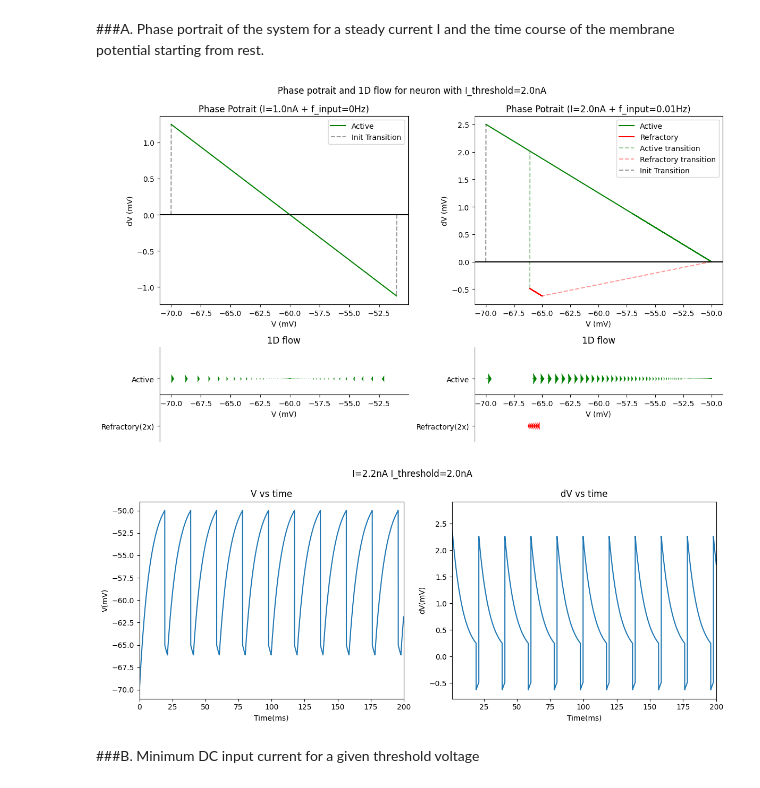
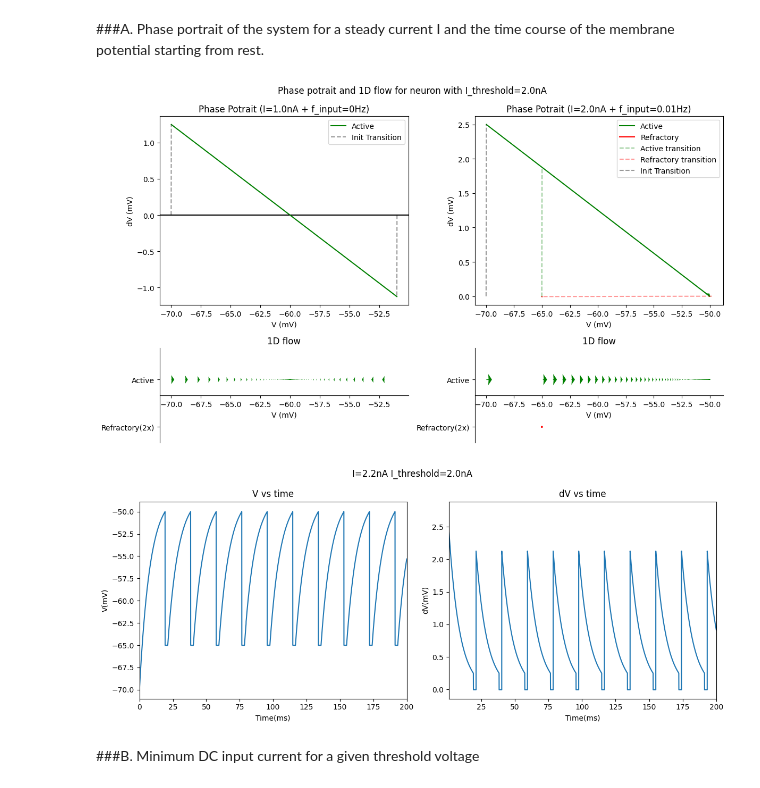
Before and after one commit to shreyasmiraj/dynamical_system_sparse_EI_network, a Jupyter notebook: E_I_network_dynamics.ipynb, the cells around one changed output. Cells and saved outputs as stored; diff of their text form; code cells hidden in the pictures.

```diff
--- a/E_I_network_dynamics.ipynb
+++ b/E_I_network_dynamics.ipynb
@@ -166,7 +166,8 @@ class SingleNeuron:
     Create a single neuron instance with the init parameters and evolve it for set duration
   """
   def __init__(self, v_init, v_rest, v_threshold, v_reset, v_change, g, R, I,
-               t, dt, t_refractory, tau, poisson_rate_excitatory, poisson_rate_inhibitory):
+               t, dt, t_refractory, tau,
+               poisson_rate_excitatory, poisson_rate_inhibitory):
     """
     Parameters:
     -----------
@@ -241,8 +242,20 @@ class SingleNeuron:
       v : numpy.array, dv : numpy.array, t_span : numpy.array, spike_data : numpy.array
 
     """
-    excitatory_poisson_inp = np.random.poisson(self.poisson_rate_excitatory * self.t * 1e-3, (self.t_span.shape[0], 1))
-    inhibitory_poisson_inp = np.random.poisson(self.poisson_rate_inhibitory * self.t * 1e-3, (self.t_span.shape[0], 1))
+    # excitatory_poisson_inp = np.random.poisson(self.poisson_rate_excitatory * self.t * 1e-3, (self.t_span.shape[0], 1))
+    # inhibitory_poisson_inp = np.random.poisson(self.poisson_rate_inhibitory * self.t * 1e-3, (self.t_span.shape[0], 1))
+
+    #increase the number of poisson input neurons if requested freq is higher than maximum possible for t_span
+    n_poisson_excitatory = math.ceil(self.poisson_rate_excitatory / (len(self.t_span) / (self.t * 1e-3)))
+    n_poisson_inhibitory = math.ceil(self.poisson_rate_inhibitory / (len(self.t_span) / (self.t * 1e-3)))
+
+    poisson_excitatory_process = np.sum(np.random.rand(len(self.t_span), n_poisson_excitatory)
+                                        < (self.poisson_rate_excitatory/max(1, n_poisson_excitatory)) * self.dt * 1e-3,
+                                        axis=1, dtype=np.float32)
+    poisson_inhibitory_process = np.sum(np.random.rand(len(self.t_span), n_poisson_inhibitory)
+                                        < (self.poisson_rate_inhibitory/max(1, n_poisson_inhibitory)) * self.dt * 1e-3,
+                                        axis=1, dtype=np.float32)
+
     t_last = self.t_span[0]
     t_ref_timer = -1
     active_state = 1 #1 for active, 0 for refractory
@@ -266,17 +279,19 @@ class SingleNeuron:
           v_curr = self.v_reset
           t_ref_timer = 0
           active_state = 0
-          self.spike_data.append(i)
+          self.spike_data.append(t)
       #input
-      net_excitatory = self.v_change * (excitatory_poisson_inp[i]) / len(self.t_span)
-      net_inhibitory = (self.g * -self.v_change * (inhibitory_poisson_inp[i])) / len(self.t_span)
+      net_excitatory = self.v_change * (poisson_excitatory_process[i])
+      net_inhibitory = self.g * -self.v_change * (poisson_inhibitory_process[i])
       v_imp = net_excitatory + net_inhibitory
-      # active_dynamics = active_state*((-1*(v_curr - self.v_rest) + (self.R*self.I + v_imp))/self.tau)
+      # active_dynamics = active_state * ((-1*(v_curr - self.v_rest) + (self.R*self.I))/self.tau)
       # refractory_dynamics = np.logical_not(active_state) * (-1*(np.maximum(self.v_threshold, v_curr) - self.v_reset)/self.t_refractory)
       # dv_t = active_dynamics + refractory_dynamics
-      dv_t = (-1*(v_curr - self.v_rest) + active_state*(self.R*self.I + v_imp))/self.tau
+
+      #not active dynamics is only for visualisation purposes
+      dv_t = active_state * ((-1*(v_curr - self.v_rest) + (self.R*self.I))/self.tau) + np.logical_not(active_state) * (-v_curr + self.v_rest) * 0.001
       self.dv[i+1] = dv_t
-      self.v[i+1] = v_curr + self.dv[i+1]*dT
+      self.v[i+1] = v_curr + self.dv[i+1]*dT + active_state * v_imp
       t_last = t
     self.spike_data = np.array(self.spike_data, dtype=object)
     if return_state:
@@ -542,6 +578,7 @@ for i,(I, poisson_rate_excitatory) in enumerate(zip(I_range, poisson_rate_range)
   neuron.I = I
   neuron.v_init = -70 #mV
   neuron.poisson_rate_excitatory = poisson_rate_excitatory
+
   neuron.reset()
   neuron.evolve()
 
@@ -555,7 +592,7 @@ for i,(I, poisson_rate_excitatory) in enumerate(zip(I_range, poisson_rate_range)
     dv = neuron.dv
 
     refractory_start = np.where(np.abs(np.diff(neuron.v)) >= neuron.v_threshold - neuron.v_reset - 1)[0]
-    refractory_end = np.where(np.abs(np.diff(neuron.dv[1:])) >= ((neuron.R*neuron.I) - (neuron.v_reset - neuron.v_rest))/neuron.tau)[0]+1
+    refractory_end = np.where(np.abs(np.diff(neuron.dv[1:])) >= ((neuron.R*neuron.I) - (neuron.v_reset+1 - neuron.v_rest))/neuron.tau)[0]+1
     refractory_transition_v = np.array([np.nanmean(neuron.v[refractory_start]), np.nanmean(neuron.v[refractory_start+1])])
     refractory_transition_dv = np.array([np.nanmean(neuron.dv[refractory_start]), np.nanmean(neuron.dv[refractory_start+1])])
     active_transition_v = np.array([np.nanmean(neuron.v[refractory_end]), np.nanmean(neuron.v[refractory_end+1])])
@@ -606,6 +643,7 @@ for i,(I, poisson_rate_excitatory) in enumerate(zip(I_range, poisson_rate_range)
     axes[0][i].plot(v, dv, color='g')
     axes[0][i].plot(init_transition_v, init_transition_dv, linestyle='--', color='k',alpha=0.4)
     axes[0][i].legend(['Active','Init Transition'])
+    axes[0][i].axhline(y=0, linestyle='-', color='k')
     axes[1][i].quiver(x_active, y_active, dx_active, dy_active, color='g',scale=5, scale_units='x', headwidth=15)
 
     #add v_init just lower than threshold when neuron doesn't spike / I < I_threshold and no poisson input
@@ -617,35 +655,34 @@ for i,(I, poisson_rate_excitatory) in enumerate(zip(I_range, poisson_rate_range)
       init_transition_dv_ad = neuron.dv[0:2]
       v_ad = neuron.v[1:]
       dv_ad = neuron.dv[1:]
       active_ad_sort = np.argsort(v_ad)
       v_active_ad = v_ad[active_ad_sort]
       dv_active_ad = dv_ad[active_ad_sort]
       x_active_ad = v_active_ad[slice(None, None, 100)]
       dx_active_ad = dv_active_ad[slice(None, None, 100)]
       y_active_ad = np.full(len(x_active_ad), 1)
       dy_active_ad = np.zeros(len(x_active_ad))
       axes[0][i].plot(v_ad, dv_ad, color='g')
       axes[0][i].plot(init_transition_v_ad, init_transition_dv_ad, linestyle='--', color='k',alpha=0.4)
       axes[1][i].quiver(x_active_ad, y_active_ad, dx_active_ad, dy_active_ad, color='g',scale=5, scale_units='x', headwidth=15)
 
   axes[0][i].set_xlabel('V (mV)')
   axes[0][i].set_ylabel('dV (mV)')
-  axes[0][i].axhline(y=0, linestyle='-', color='k')
   axes[0][i].set_title('Phase Potrait (I='+str(neuron.I*1e6)+'nA + f_input='+str(neuron.poisson_rate_excitatory)+'Hz)')
 
   axes[1][i].spines['bottom'].set_position('center')
   axes[1][i].spines['right'].set_color('none')
   axes[1][i].spines['top'].set_color('none')
   axes[1][i].set_yticks(ticks=[-2,1],labels=['Refractory(2x)','Active'])
   axes[1][i].set_xlabel('V (mV)')
   axes[1][i].set_xlim(axes[0][i].get_xlim())
   axes[1][i].set_ylim(-3,3)
   axes[1][i].set_title('1D flow')
 
 fig.suptitle('Phase potrait and 1D flow for neuron with I_threshold='+str(((neuron.v_threshold - neuron.v_rest)/neuron.R)*1e6)+'nA')
 fig.show()
 # %% [output]
-[figure, old version]
+[figure, new version]
 # %%
 neuron.I = 2.2e-6
 neuron.reset()
@@ -670,7 +707,7 @@ axes[1].set_title('dV vs time')
 fig.suptitle('I='+str(neuron.I*1e6)+'nA'+' I_threshold='+str(((neuron.v_threshold - neuron.v_rest)/neuron.R)*1e6)+'nA')
 fig.show()
 # %% [output]
-[figure, old version]
+[figure, new version]
 # %% [markdown]
 ###B. Minimum DC input current for a given threshold voltage
 # %%
```
Also changed, not shown: parts of 8 cells of this notebook.
